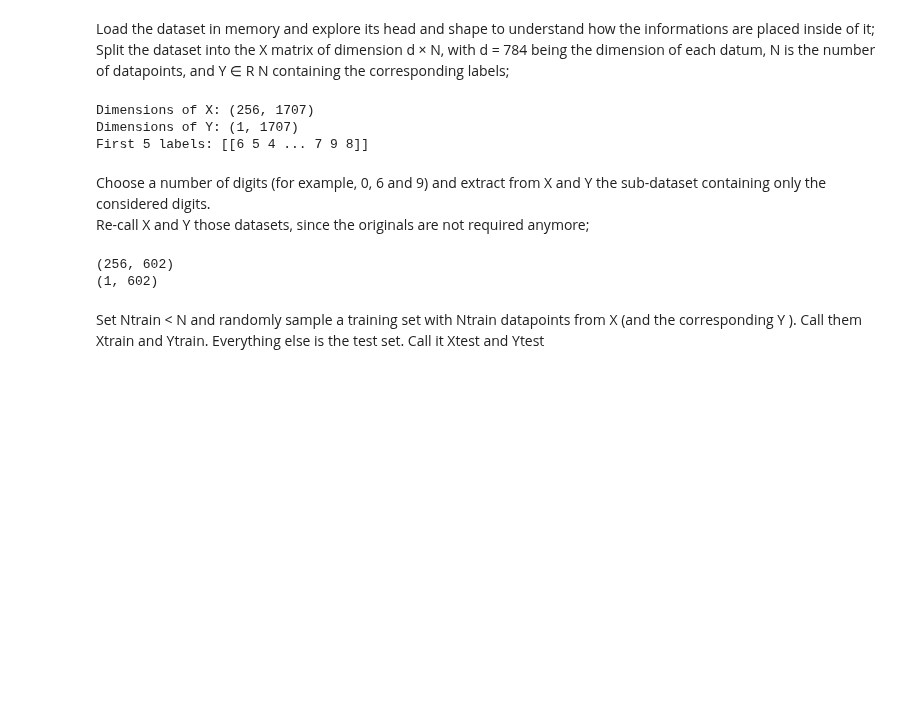
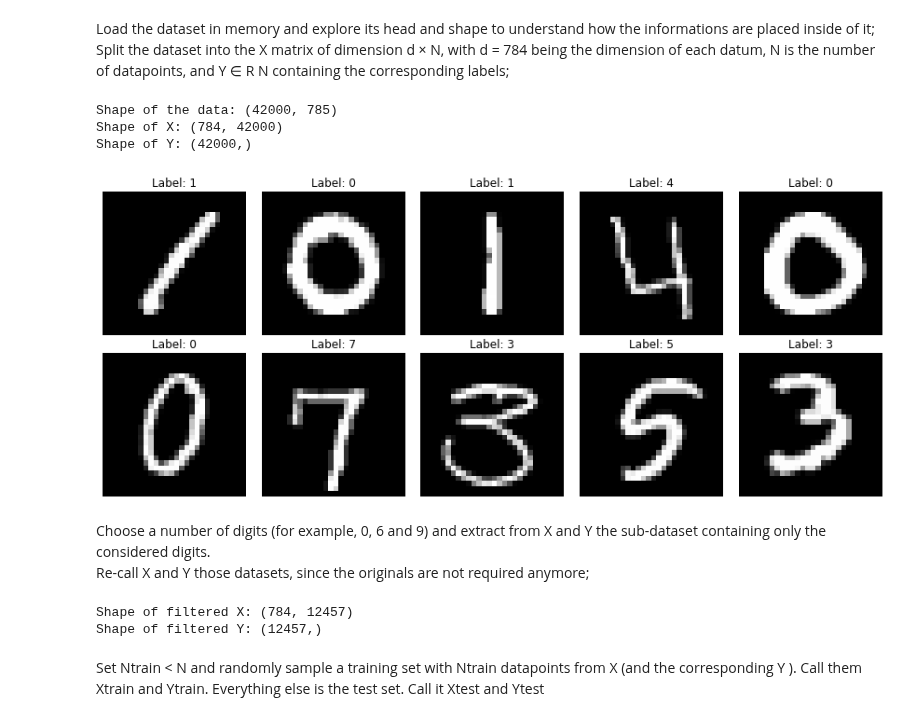
Before and after one commit to francescobaio/SMMhomeworks, a Jupyter notebook: SMM_homework2/homework2_part3.ipynb, the cells around one changed output. Cells and saved outputs as stored; diff of their text form; code cells hidden in the pictures; blank space fills up the shorter version.

```diff
--- a/SMM_homework2/homework2_part3.ipynb
+++ b/SMM_homework2/homework2_part3.ipynb
@@ -12,38 +24,62 @@ import matplotlib.pyplot as plt
 # %% [markdown]
 Load the dataset in memory and explore its head and shape to understand how the informations are placed inside of it;<br>
 Split the dataset into the X matrix of dimension d × N, with d = 784 being the dimension of each datum, N is the number of datapoints, and Y ∈ R N containing the corresponding labels; <br>
-# %%
-dataset = scipy.io.loadmat('MNIST.mat')
-# Matrix of images
-X = dataset['X']
- # Label vector
-Y = dataset['I']
-
-print("Dimensions of X:", X.shape)
-print("Dimensions of Y:", Y.shape)
-
-# Display the first 5 labels.
-print("First 5 labels:", Y[:5])
-# %% [output]
-Dimensions of X: (256, 1707)
-Dimensions of Y: (1, 1707)
-First 5 labels: [[6 5 4 ... 7 9 8]]
+# %%
+# Convert data into a matrix
+data = np.array(data)
+print(f"Shape of the data: {data.shape}")
+
+# Split data into a matrix X and a vector Y where:
+#
+# X is dimension (42000, 784)
+# Y is dimension (42000, )
+# Y is the first column of data, while X is the rest
+X = data[:, 1:]
+X = X.T
+print(f"Shape of X: {X.shape}")
+d, N = X.shape
+
+Y = data[:, 0]
+print(f"Shape of Y: {Y.shape}")
+# %% [output]
+Shape of the data: (42000, 785)
+Shape of X: (784, 42000)
+Shape of Y: (42000,)
+# %%
+num_images = 10
+plt.figure(figsize=(12, 5))
+
+for i in range(num_images):
+    image = X[:, i]
+    image = np.reshape(image, (28, 28))
+    plt.subplot(2, num_images//2, i + 1)
+    plt.imshow(image, cmap='gray')
+    plt.axis('off')
+    plt.title(f"Label: {Y[i]}")
+
+plt.tight_layout()
+plt.show()
+# %% [output]
+[figure, added]
 # %% [markdown]
 Choose a number of digits (for example, 0, 6 and 9) and extract from X and Y the sub-dataset containing only the considered digits.<br>
  Re-call X and Y those datasets, since the originals are not required anymore;
 # %%
-idx = [0,6,9]
+idx = [0, 6, 9]
 
-mask = [i for i in range(X.shape[1]) if Y[0][i] in idx]
+# Creating a mask to filter out only the columns of X and Y corresponding to the selected digits
+mask = [i for i in range(X.shape[1]) if Y[i] in idx]
 
-X_new = X[:,mask]
-Y_new = Y[:,mask]
+# Applying the mask to X and Y to create the new filtered datasets
+X = X[:, mask]
+Y = Y[mask]
 
-print(X_new.shape)
-print(Y_new.shape)
+# Printing the shapes of the filtered datasets
+print("Shape of filtered X:", X.shape)
+print("Shape of filtered Y:", Y.shape)
 # %% [output]
-(256, 602)
-(1, 602)
+Shape of filtered X: (784, 12457)
+Shape of filtered Y: (12457,)
 # %% [markdown]
 Set Ntrain < N and randomly sample a training set with Ntrain datapoints from X (and the corresponding Y ). Call them Xtrain and Ytrain. Everything else is the test set. Call it Xtest and
 Ytest
```
Also changed, not shown: parts of 15 cells of this notebook, 4 other files.
